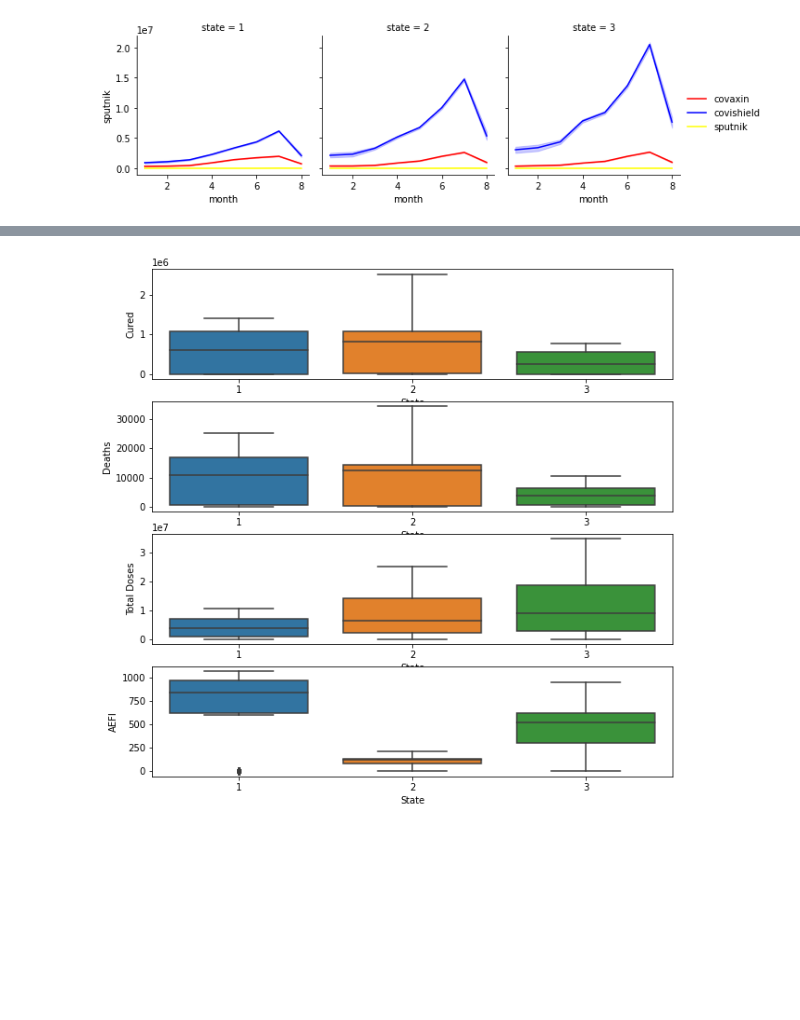
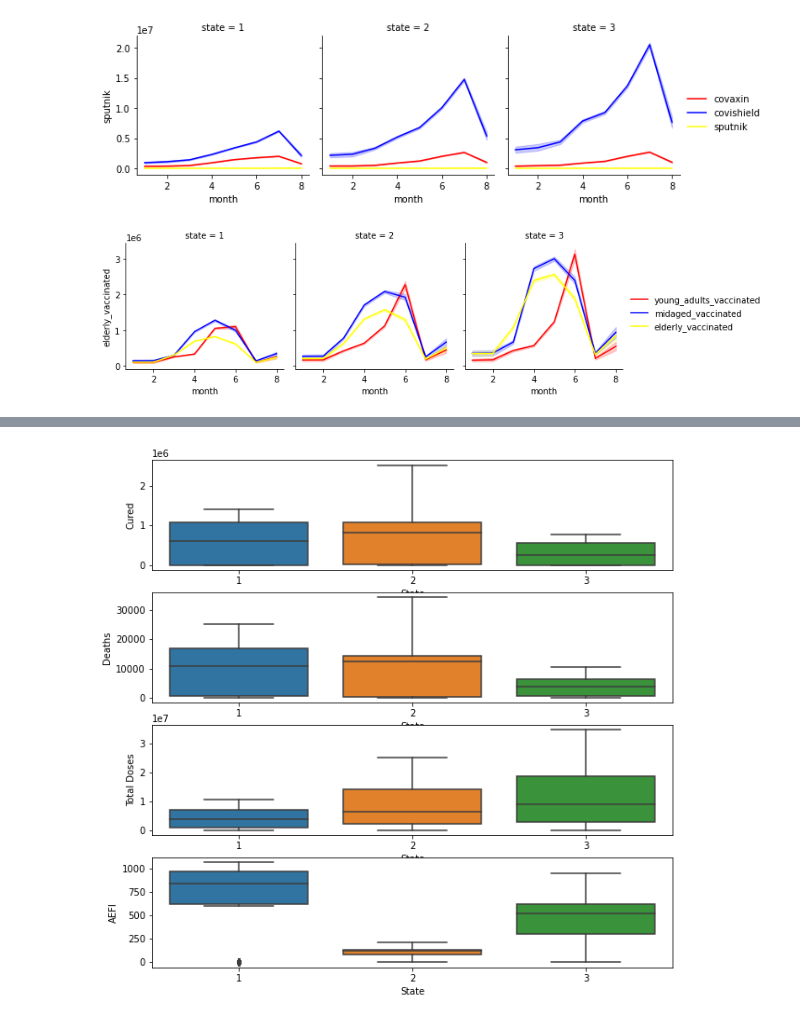
Before and after one commit to ian-james-johnson/individual_project, a Jupyter notebook: covid_india_project.ipynb, the cells around one changed output, grey strips where cells are left out. Saved outputs shown, nothing was run; the diff lists cells and outputs as text; code cells hidden in the pictures; blank space fills up the shorter version.

```diff
--- a/covid_india_project.ipynb
+++ b/covid_india_project.ipynb
@@ -648,3 +681,18 @@ grid.add_legend()
 plt.show()
 # %% [output]
 [figure]
+# %%
+# There appears to be an early effort to vaccinate the middle-aged and elderly
+# Vaccination of young adults began in earnest in the middle of the time frame and peaked
+# after the other ages peaked
+
+# All age groups had a steep drop in vaccinations at around month 6
+
+grid = sns.FacetGrid(sum_df, col='state')
+grid.map(sns.lineplot, 'month', 'young_adults_vaccinated', label='young_adults_vaccinated', color='red')
+grid.map(sns.lineplot, 'month', 'midaged_vaccinated', label='midaged_vaccinated', color='blue')
+grid.map(sns.lineplot, 'month', 'elderly_vaccinated', label='elderly_vaccinated', color='yellow')
+grid.add_legend()
+plt.show()
+# %% [output]
+[figure, added]
```
Also changed, not shown: parts of 47 cells of this notebook, 3 other files.
